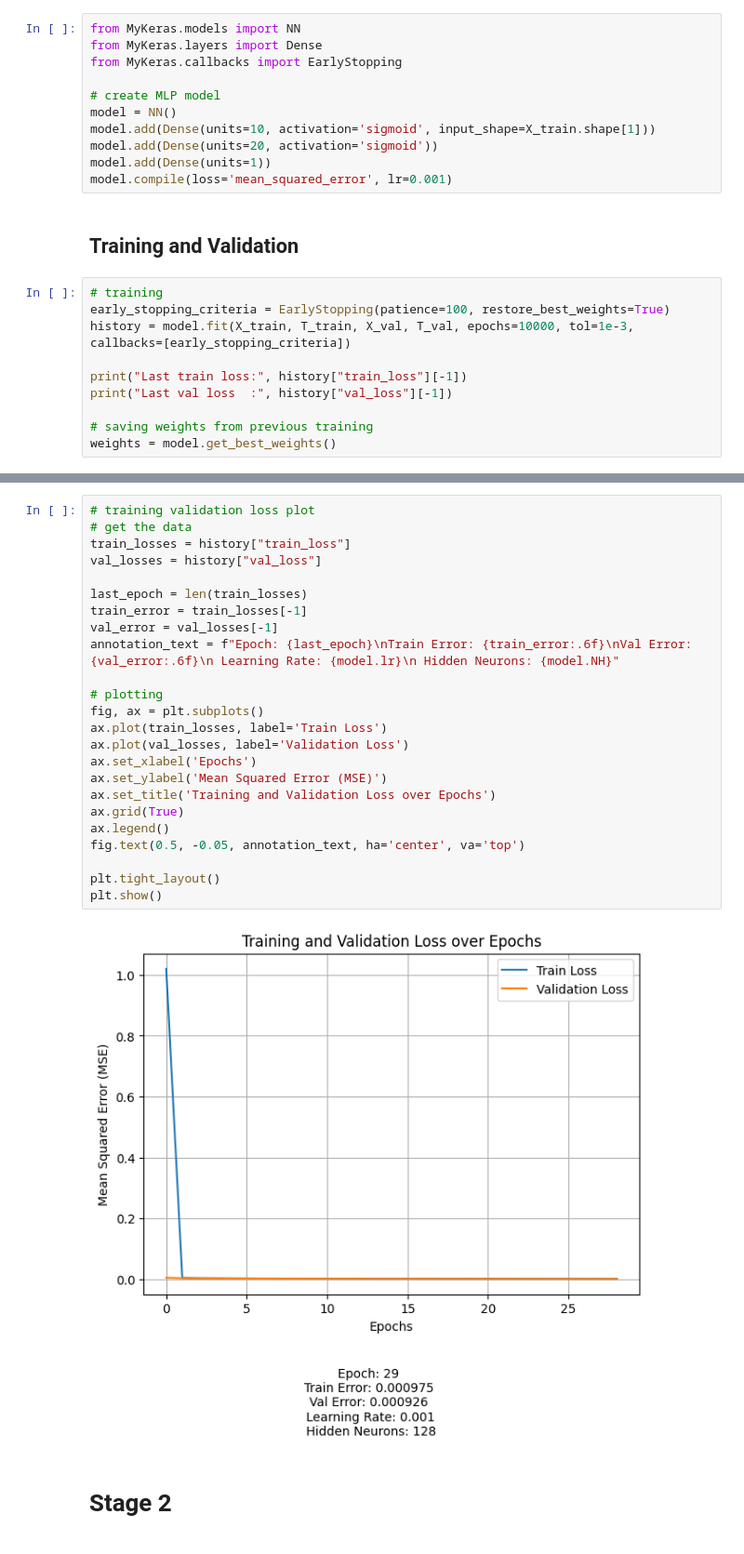
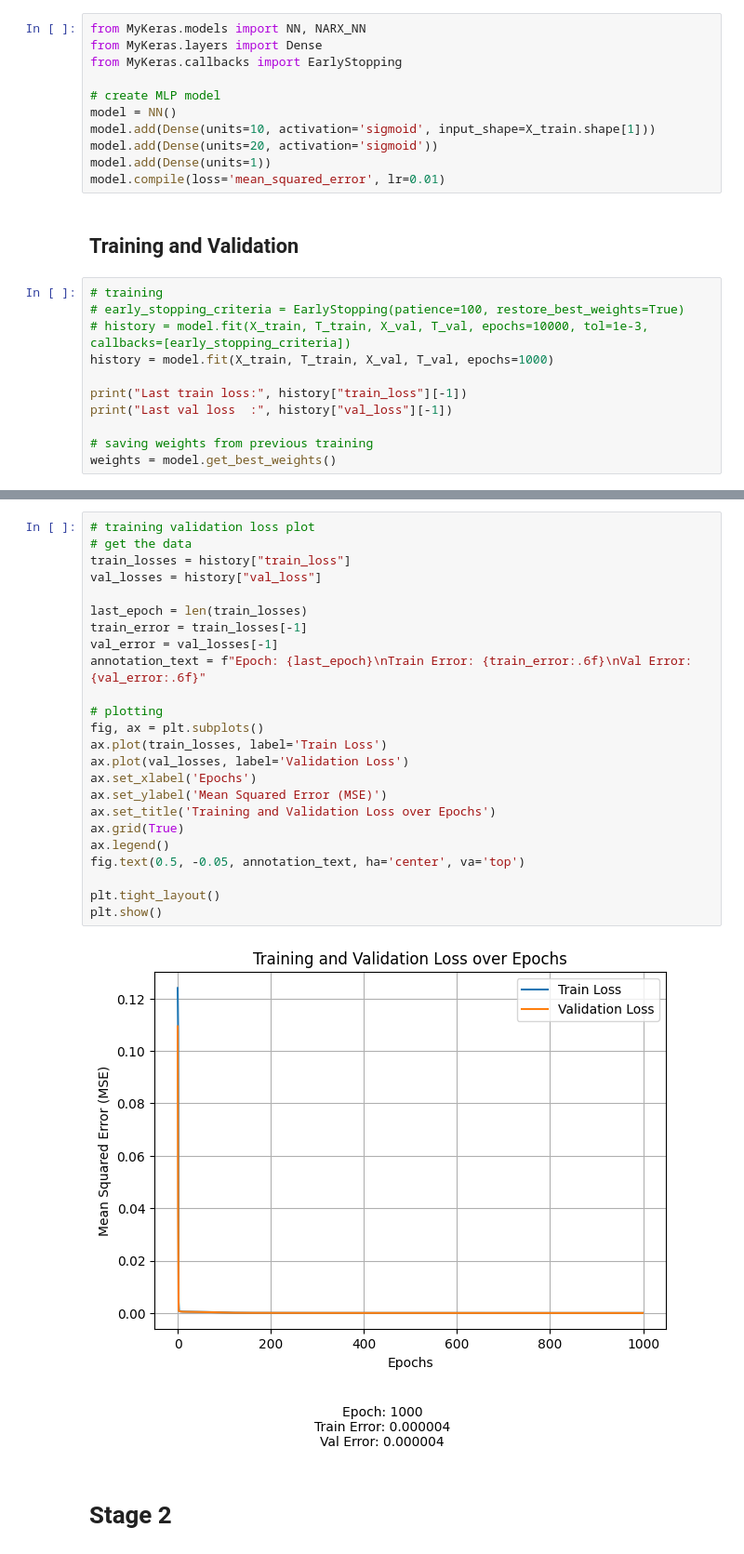
Before and after one commit to pnabilah/SBP_2025, a Jupyter notebook: Direct Inverse Control System/DIC_new_new.ipynb, the cells around one changed output, grey strips where cells are left out. Shown at 93% size. Drawn from its saved outputs; the diff is of its cells as text.

```diff
--- a/Direct Inverse Control System/DIC_new_new.ipynb
+++ b/Direct Inverse Control System/DIC_new_new.ipynb
@@ -113,7 +113,7 @@ Test : (10000, 5) (10000, 1)
 # %% [markdown]
 ## Neural Network Model
 # %%
-from MyKeras.models import NN
+from MyKeras.models import NN, NARX_NN
 from MyKeras.layers import Dense
 from MyKeras.callbacks import EarlyStopping
 
@@ -122,13 +122,14 @@ model = NN()
 model.add(Dense(units=10, activation='sigmoid', input_shape=X_train.shape[1]))
 model.add(Dense(units=20, activation='sigmoid'))
 model.add(Dense(units=1))
-model.compile(loss='mean_squared_error', lr=0.001)
+model.compile(loss='mean_squared_error', lr=0.01)
 # %% [markdown]
 ## Training and Validation
 # %%
 # training
-early_stopping_criteria = EarlyStopping(patience=100, restore_best_weights=True)
-history = model.fit(X_train, T_train, X_val, T_val, epochs=10000, tol=1e-3, callbacks=[early_stopping_criteria])
+# early_stopping_criteria = EarlyStopping(patience=100, restore_best_weights=True)
+# history = model.fit(X_train, T_train, X_val, T_val, epochs=10000, tol=1e-3, callbacks=[early_stopping_criteria])
+history = model.fit(X_train, T_train, X_val, T_val, epochs=1000)
 
 print("Last train loss:", history["train_loss"][-1])
 print("Last val loss  :", history["val_loss"][-1])
@@ -140,29 +157,29 @@ TypeError: unsupported format string passed to function.__format__
 # %%
 # training validation loss plot
 # get the data
 train_losses = history["train_loss"]
 val_losses = history["val_loss"]
 
 last_epoch = len(train_losses)
 train_error = train_losses[-1]
 val_error = val_losses[-1]
-annotation_text = f"Epoch: {last_epoch}\nTrain Error: {train_error:.6f}\nVal Error: {val_error:.6f}\n Learning Rate: {model.lr}\n Hidden Neurons: {model.NH}"
+annotation_text = f"Epoch: {last_epoch}\nTrain Error: {train_error:.6f}\nVal Error: {val_error:.6f}"
 
 # plotting
 fig, ax = plt.subplots()
 ax.plot(train_losses, label='Train Loss')
 ax.plot(val_losses, label='Validation Loss')
 ax.set_xlabel('Epochs')
 ax.set_ylabel('Mean Squared Error (MSE)')
 ax.set_title('Training and Validation Loss over Epochs')
 ax.grid(True)
 ax.legend()
 fig.text(0.5, -0.05, annotation_text, ha='center', va='top')
 
 plt.tight_layout()
 plt.show()
 # %% [output]
-[figure, old version]
+[figure, new version]
 # %% [markdown]
 # Stage 2
 # %% [markdown]
```
Also changed, not shown: parts of 9 cells of this notebook, 3 other files.
